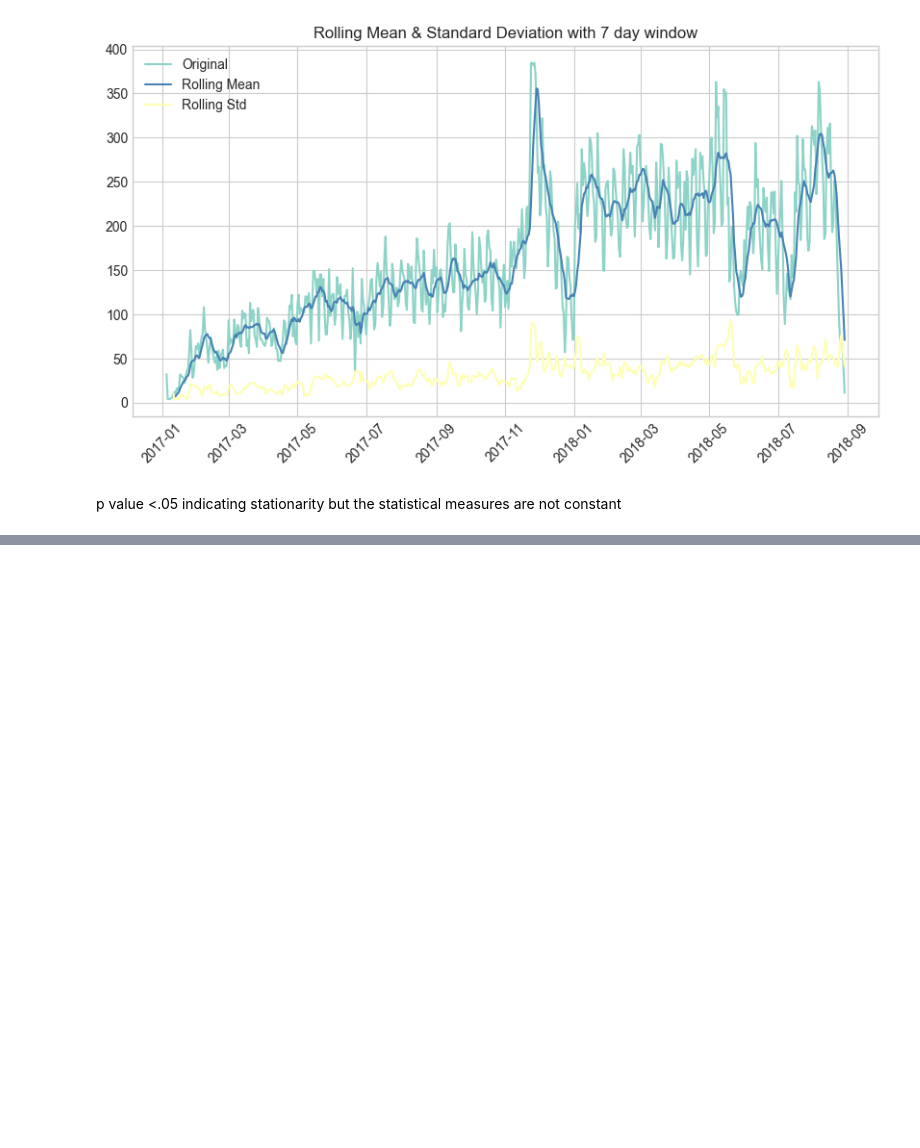
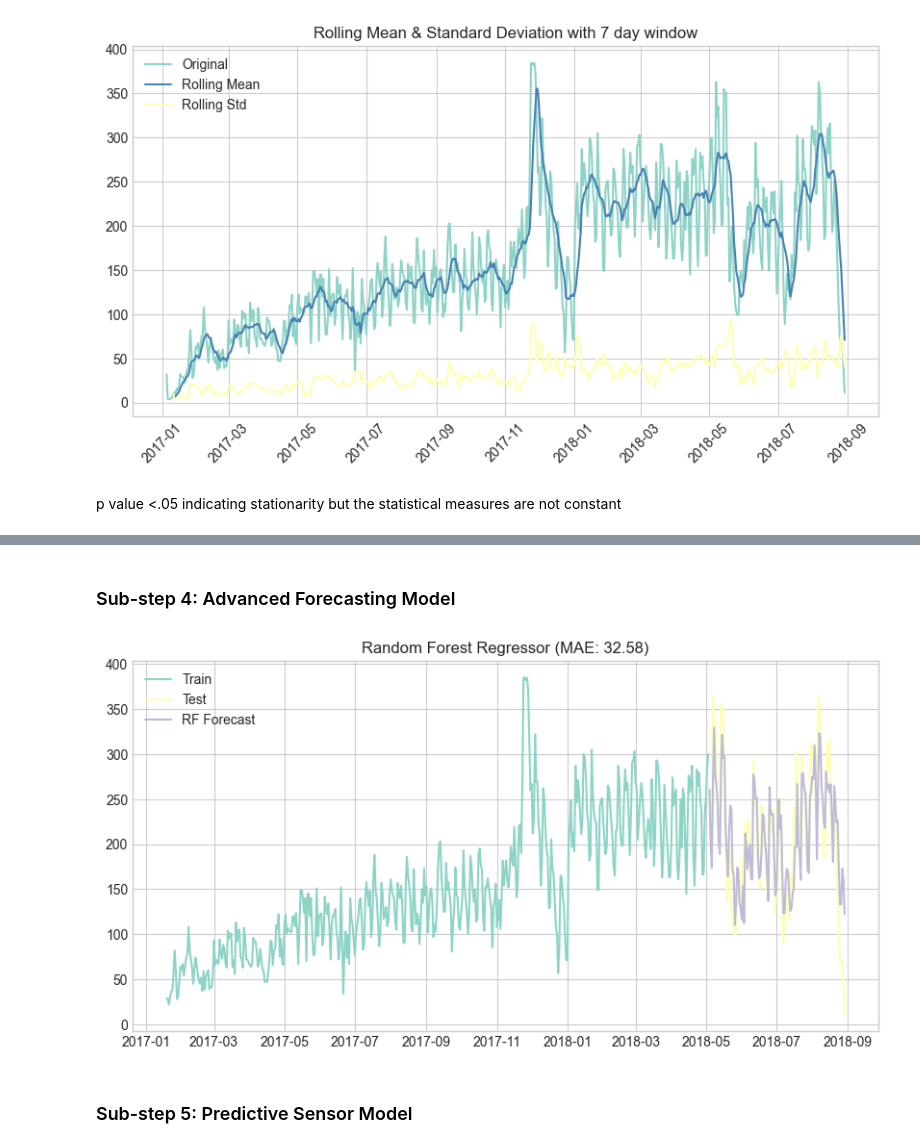
Before and after one commit to AbeKuriachan/week-8, a Jupyter notebook: monday/analysis.ipynb, the cells around one changed output, grey strips where cells are left out. Cells and saved outputs as stored; diff of their text form; code cells hidden in the pictures; blank space fills up the shorter version.

```diff
--- a/monday/analysis.ipynb
+++ b/monday/analysis.ipynb
@@ -188,0 +268,41 @@ p value <.05 indicating stationarity but the statistical measures are not consta
+# %% [markdown]
+### Sub-step 4: Advanced Forecasting Model
+# %%
+from sklearn.ensemble import RandomForestRegressor
+import numpy as np
+
+def train_ml_forecast(ts_df):
+    df = ts_df.copy()
+    df['dayofweek'] = df['date'].dt.dayofweek
+    df['month'] = df['date'].dt.month
+    for lag in [1, 7, 14]:
+        df[f'lag_{lag}'] = df['order_count'].shift(lag)
+
+    df = df.dropna()
+    train_size = int(len(df) * 0.8)
+    train = df.iloc[:train_size]
+    test = df.iloc[train_size:]
+
+    features = ['dayofweek', 'month', 'lag_1', 'lag_7', 'lag_14']
+
+    rf = RandomForestRegressor(n_estimators=100, random_state=42)
+    rf.fit(train[features], train['order_count'])
+
+    rf_forecast = rf.predict(test[features])
+    mae = mean_absolute_error(test['order_count'], rf_forecast)
+
+    plt.figure(figsize=(10, 5))
+    plt.plot(train['date'], train['order_count'], label='Train')
+    plt.plot(test['date'], test['order_count'], label='Test')
+    plt.plot(test['date'], rf_forecast, label='RF Forecast')
+    plt.legend()
+    plt.title(f'Random Forest Regressor (MAE: {mae:.2f})')
+    plt.show()
+
+    return mae
+
+rf_mae = train_ml_forecast(orders_ts)
+# %% [output]
+[figure, added]
+# %% [markdown]
+### Sub-step 5: Predictive Sensor Model
```
Also changed, not shown: parts of 10 cells of this notebook, 2 other files.
